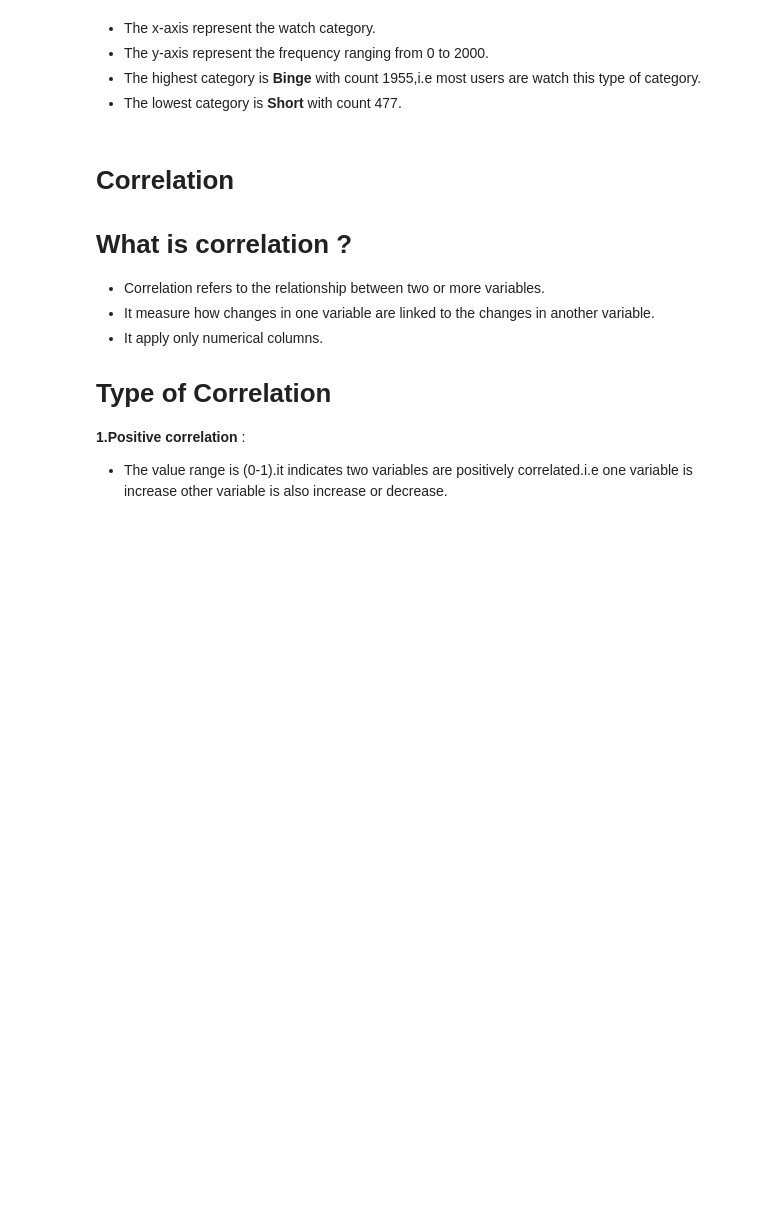
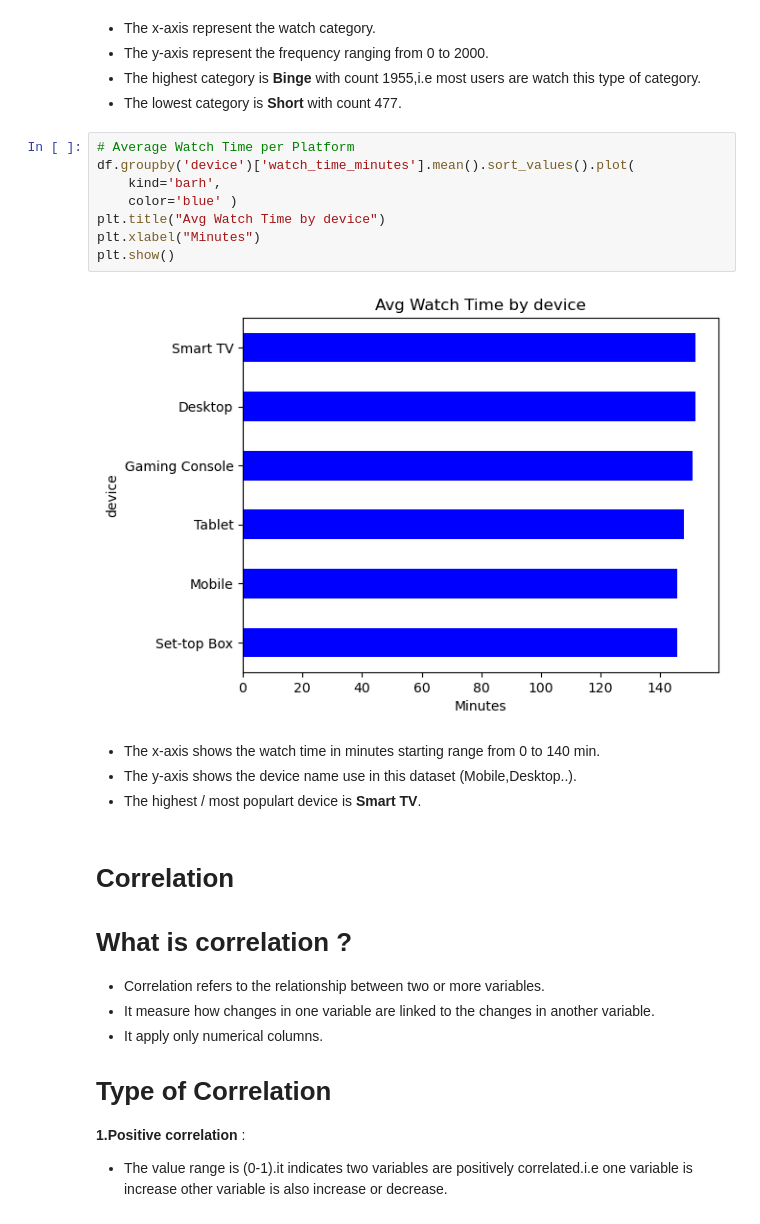
Before and after one commit to neha-13-7531/Streaming-watch-time-Dataset, a Jupyter notebook: Streaming Watchtime Dataset.ipynb, the cells around one changed output. Drawn from its saved outputs; the diff is of its cells as text; blank space fills up the shorter version.

```diff
--- a/Streaming Watchtime Dataset.ipynb
+++ b/Streaming Watchtime Dataset.ipynb
@@ -545,6 +545,20 @@ Passing `palette` without assigning `hue` is deprecated and will be removed in v
 - The y-axis represent the frequency ranging from 0 to 2000.
 - The highest category is **Binge** with count 1955,i.e most users are watch this type of category.
 - The lowest category is **Short** with count 477.
+# %%
+# Average Watch Time per Platform
+df.groupby('device')['watch_time_minutes'].mean().sort_values().plot(
+    kind='barh',
+    color='blue' )
+plt.title("Avg Watch Time by device")
+plt.xlabel("Minutes")
+plt.show()
+# %% [output]
+[figure, added]
+# %% [markdown]
+- The x-axis shows the watch time in minutes starting range from 0 to 140 min.
+- The y-axis shows the device name use in this dataset (Mobile,Desktop..).
+- The highest / most populart device is **Smart TV**.
 # %% [markdown]
 # Correlation
 # What is correlation ?
```
